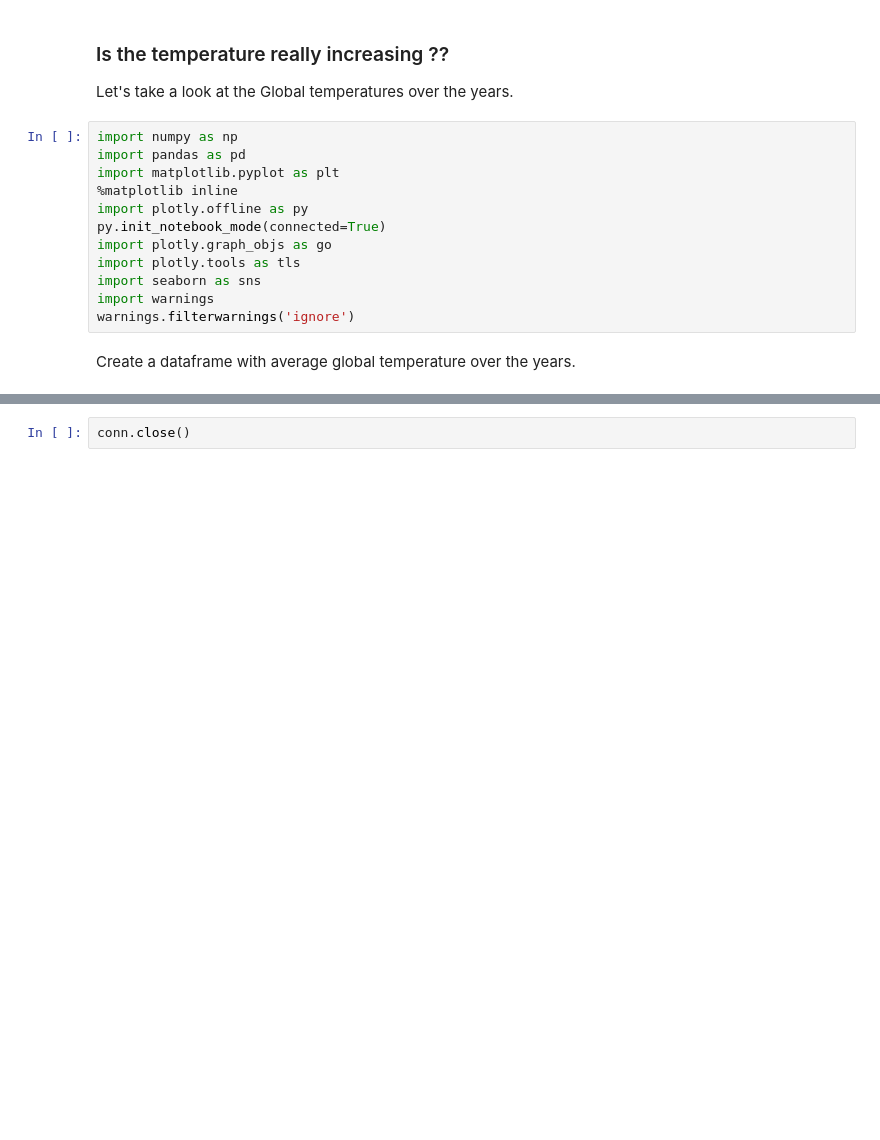
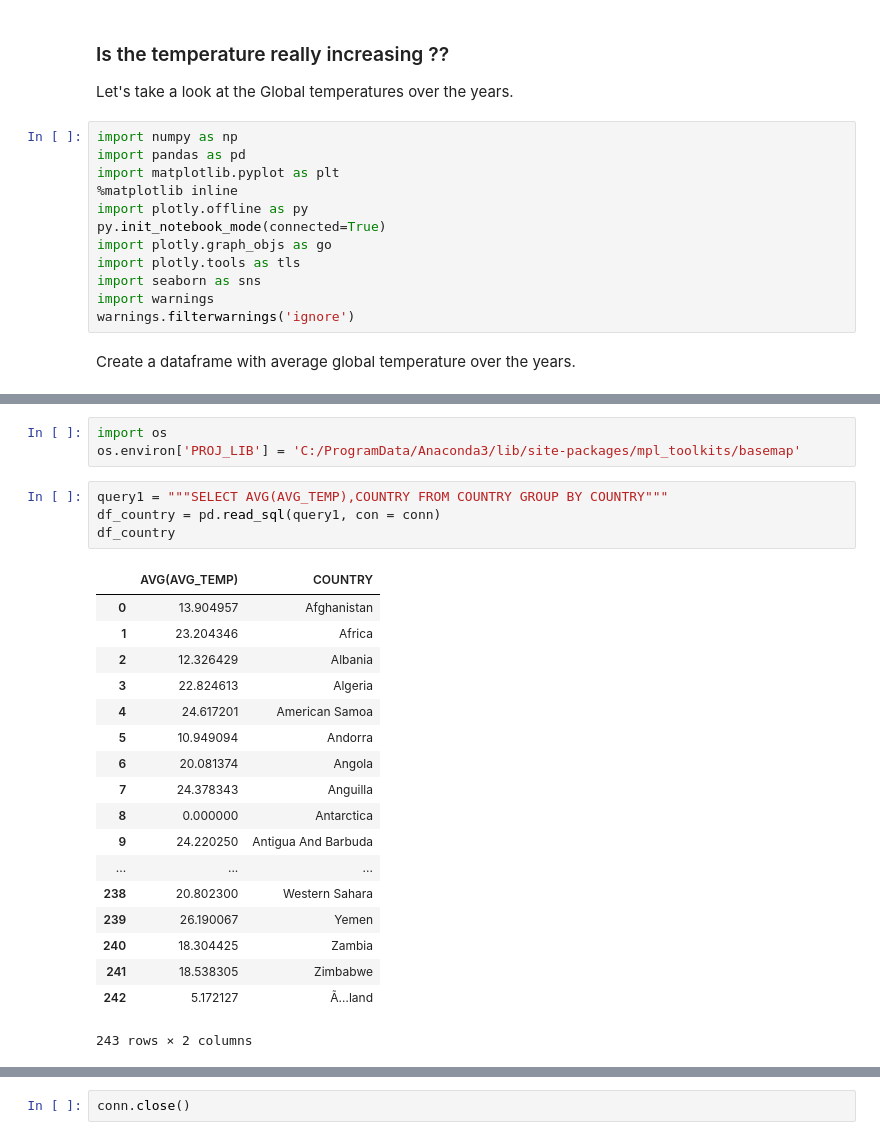
Before and after one commit to Akhil-Koppera/Climate_Change, a Jupyter notebook: Project.ipynb, the cells around one changed output, grey strips where cells are left out. Saved outputs shown, nothing was run; the diff lists cells and outputs as text; blank space fills up the shorter version.

```diff
--- a/Project.ipynb
+++ b/Project.ipynb
@@ -167,0 +227,26 @@ Land temperature does appear to be increasing over the years
+# %%
+import os
+os.environ['PROJ_LIB'] = 'C:/ProgramData/Anaconda3/lib/site-packages/mpl_toolkits/basemap'
+# %%
+query1 = """SELECT AVG(AVG_TEMP),COUNTRY FROM COUNTRY GROUP BY COUNTRY"""
+df_country = pd.read_sql(query1, con = conn)
+df_country
+# %% [output]
+|  | AVG(AVG_TEMP) | COUNTRY |
+| 0 | 13.904957 | Afghanistan |
+| 1 | 23.204346 | Africa |
+| 2 | 12.326429 | Albania |
+| 3 | 22.824613 | Algeria |
+| 4 | 24.617201 | American Samoa |
+| 5 | 10.949094 | Andorra |
+| 6 | 20.081374 | Angola |
+| 7 | 24.378343 | Anguilla |
+| 8 | 0.000000 | Antarctica |
+| 9 | 24.220250 | Antigua And Barbuda |
+| ... | ... | ... |
+| 238 | 20.802300 | Western Sahara |
+| 239 | 26.190067 | Yemen |
+| 240 | 18.304425 | Zambia |
+| 241 | 18.538305 | Zimbabwe |
+| 242 | 5.172127 | Ã…land |
+243 rows × 2 columns
```
Also changed, not shown: parts of 10 cells of this notebook.
